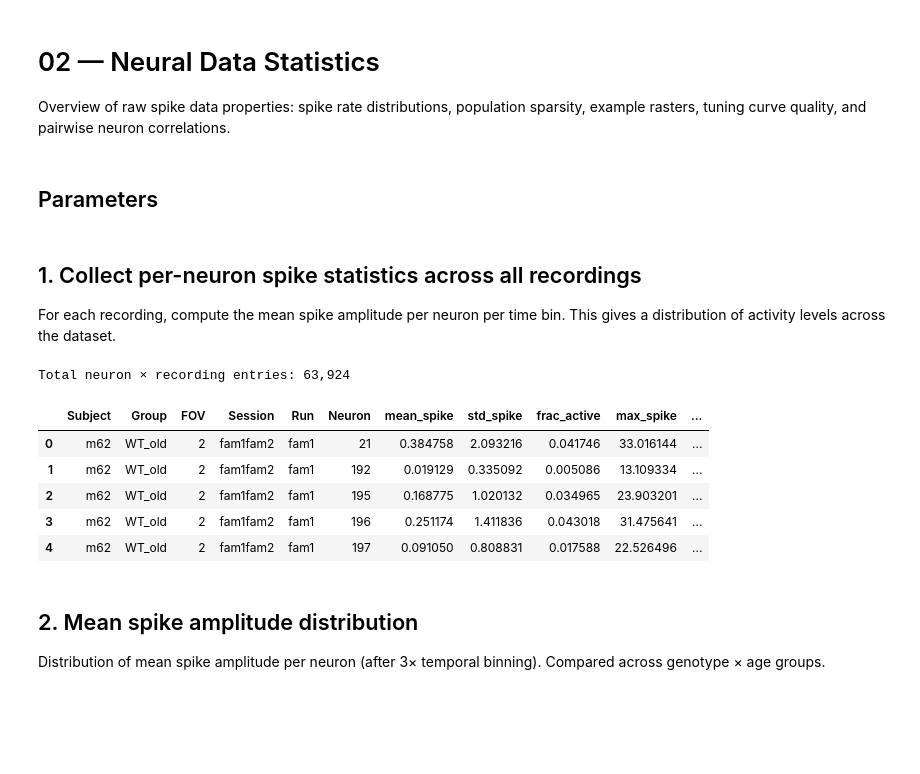
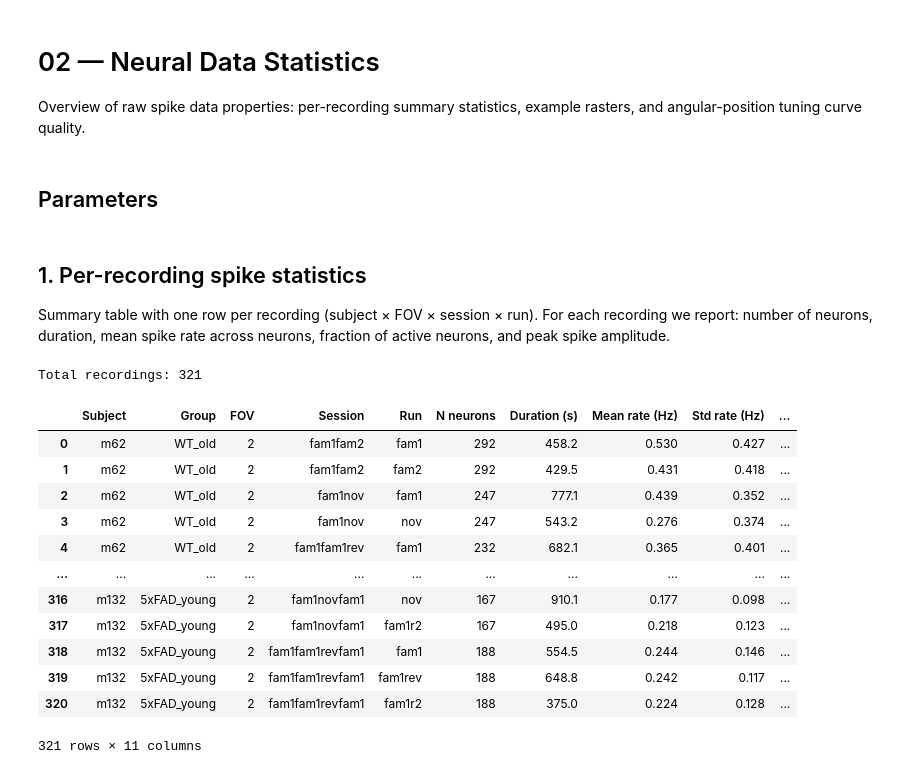
Before and after one commit to elena-faillace/manifold-remapping, a Jupyter notebook: notebooks/0.data_overview/02_neural_data_statistics.ipynb, the cells around one changed output. Saved outputs shown, nothing was run; the diff lists cells and outputs as text; code cells hidden in the pictures; blank space fills up the shorter version.

```diff
--- a/notebooks/0.data_overview/02_neural_data_statistics.ipynb
+++ b/notebooks/0.data_overview/02_neural_data_statistics.ipynb
@@ -1,7 +1,7 @@
 # %% [markdown]
 # 02 — Neural Data Statistics
 
-Overview of raw spike data properties: spike rate distributions, population sparsity, example rasters, tuning curve quality, and pairwise neuron correlations.
+Overview of raw spike data properties: per-recording summary statistics, example rasters, and angular-position tuning curve quality.
 # %%
 from remapping.dataset import (
     MiceDataset, Animals, GROUP_ORDER, SESSION_ORDER,
@@ -34,57 +34,65 @@ TC_SMOOTH_KERNEL = 20    # circular smoothing kernel for tuning curves
 # Example subject for raster plot
 EXAMPLE_SUBJECT = Animals.M62
 
-# Sampling rate after binning
-FS_BINNED = 30.9 / BINS_COMPRESS  # ~10.3 Hz
+# Timing
+FS_ORIGINAL = 30.9                         # original sampling rate (Hz)
+FS_BINNED = FS_ORIGINAL / BINS_COMPRESS    # ~10.3 Hz after binning
+BIN_DURATION_MS = 1000.0 / FS_BINNED      # ~97 ms per bin
 # %% [markdown]
-## 1. Collect per-neuron spike statistics across all recordings
+## 1. Per-recording spike statistics
 
-For each recording, compute the mean spike amplitude per neuron per time bin. This gives a distribution of activity levels across the dataset.
+Summary table with one row per recording (subject × FOV × session × run). For each recording we report: number of neurons, duration, mean spike rate across neurons, fraction of active neurons, and peak spike amplitude.
 # %%
-neuron_stats = []  # one row per neuron per recording
+recording_stats = []
 
 for subject in mice.get_all_subjects():
     info = mice.get_subject_info(subject)
     group = f"{info['genotype']}_{info['age']}"
     for fov in mice.get_available_fovs(subject):
         for session in mice.get_available_sessions(subject, fov):
             for run in mice.get_available_runs(subject, fov, session):
                 spikes_b, phi_b, time_b, (cell_ids, _) = mice.load_spikes_binned(
                     subject, fov, session, run,
                     only_moving=ONLY_MOVING, bins_compress=BINS_COMPRESS,
                 )
+                n_neurons = spikes_b.shape[1]
                 n_bins = spikes_b.shape[0]
                 duration_s = n_bins / FS_BINNED
 
-                for j in range(spikes_b.shape[1]):
-                    col = spikes_b[:, j]
-                    neuron_stats.append({
-                        "Subject": subject.value,
-                        "Group": group,
-                        "FOV": fov,
-                        "Session": session,
-                        "Run": run,
-                        "Neuron": cell_ids[j],
-                        "mean_spike": col.mean(),
-                        "std_spike": col.std(),
-                        "frac_active": (col > 0).mean(),
-                        "max_spike": col.max(),
-                        "n_bins": n_bins,
-                        "duration_s": duration_s,
-                    })
+                # Mean spike rate per neuron (Hz): mean spikes per bin × bins per second
+                mean_rate_hz = spikes_b.mean(axis=0) * FS_BINNED  # (N,)
+                # Fraction of time bins where each neuron is active
+                frac_active = (spikes_b > 0).mean(axis=0)  # (N,)
 
-df_stats = pd.DataFrame(neuron_stats)
-print(f"Total neuron x recording entries: {len(df_stats):,}")
-df_stats.head()
+                recording_stats.append({
+                    "Subject": subject.value,
+                    "Group": group,
+                    "FOV": fov,
+                    "Session": session,
+                    "Run": run,
+                    "N neurons": n_neurons,
+                    "Duration (s)": round(duration_s, 1),
+                    "Mean rate (Hz)": round(mean_rate_hz.mean(), 3),
+                    "Std rate (Hz)": round(mean_rate_hz.std(), 3),
+                    "Mean frac active": round(frac_active.mean(), 3),
+                    "Max spike amp": round(spikes_b.max(), 2),
+                })
+
+df_rec = pd.DataFrame(recording_stats)
+print(f"Total recordings: {len(df_rec)}")
+df_rec
 # %% [output]
-Total neuron × recording entries: 63,924
+Total recordings: 321
-|  | Subject | Group | FOV | Session | Run | Neuron | mean_spike | std_spike | frac_active | max_spike | ... |
-| 0 | m62 | WT_old | 2 | fam1fam2 | fam1 | 21 | 0.384758 | 2.093216 | 0.041746 | 33.016144 | ... |
-| 1 | m62 | WT_old | 2 | fam1fam2 | fam1 | 192 | 0.019129 | 0.335092 | 0.005086 | 13.109334 | ... |
-| 2 | m62 | WT_old | 2 | fam1fam2 | fam1 | 195 | 0.168775 | 1.020132 | 0.034965 | 23.903201 | ... |
-| 3 | m62 | WT_old | 2 | fam1fam2 | fam1 | 196 | 0.251174 | 1.411836 | 0.043018 | 31.475641 | ... |
-| 4 | m62 | WT_old | 2 | fam1fam2 | fam1 | 197 | 0.091050 | 0.808831 | 0.017588 | 22.526496 | ... |
+|  | Subject | Group | FOV | Session | Run | N neurons | Duration (s) | Mean rate (Hz) | Std rate (Hz) | ... |
+| 0 | m62 | WT_old | 2 | fam1fam2 | fam1 | 292 | 458.2 | 0.530 | 0.427 | ... |
+| 1 | m62 | WT_old | 2 | fam1fam2 | fam2 | 292 | 429.5 | 0.431 | 0.418 | ... |
+| 2 | m62 | WT_old | 2 | fam1nov | fam1 | 247 | 777.1 | 0.439 | 0.352 | ... |
+| 3 | m62 | WT_old | 2 | fam1nov | nov | 247 | 543.2 | 0.276 | 0.374 | ... |
+| 4 | m62 | WT_old | 2 | fam1fam1rev | fam1 | 232 | 682.1 | 0.365 | 0.401 | ... |
+| ... | ... | ... | ... | ... | ... | ... | ... | ... | ... | ... |
+| 316 | m132 | 5xFAD_young | 2 | fam1novfam1 | nov | 167 | 910.1 | 0.177 | 0.098 | ... |
+| 317 | m132 | 5xFAD_young | 2 | fam1novfam1 | fam1r2 | 167 | 495.0 | 0.218 | 0.123 | ... |
+| 318 | m132 | 5xFAD_young | 2 | fam1fam1revfam1 | fam1 | 188 | 554.5 | 0.244 | 0.146 | ... |
+| 319 | m132 | 5xFAD_young | 2 | fam1fam1revfam1 | fam1rev | 188 | 648.8 | 0.242 | 0.117 | ... |
+| 320 | m132 | 5xFAD_young | 2 | fam1fam1revfam1 | fam1r2 | 188 | 375.0 | 0.224 | 0.128 | ... |
+321 rows × 11 columns
-# %% [markdown]
-## 2. Mean spike amplitude distribution
-
-Distribution of mean spike amplitude per neuron (after 3× temporal binning). Compared across genotype × age groups.
```
Also changed, not shown: parts of 12 cells of this notebook, 3 other files.
